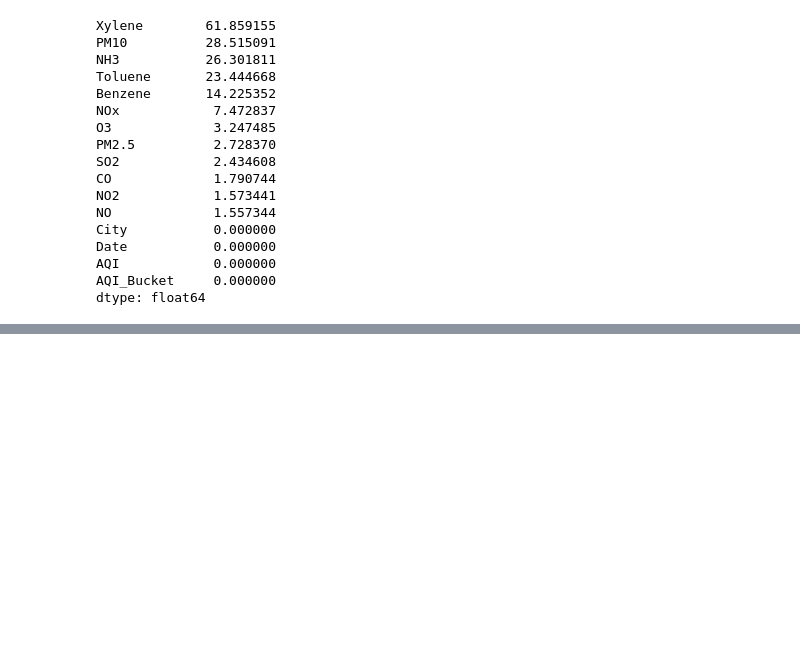
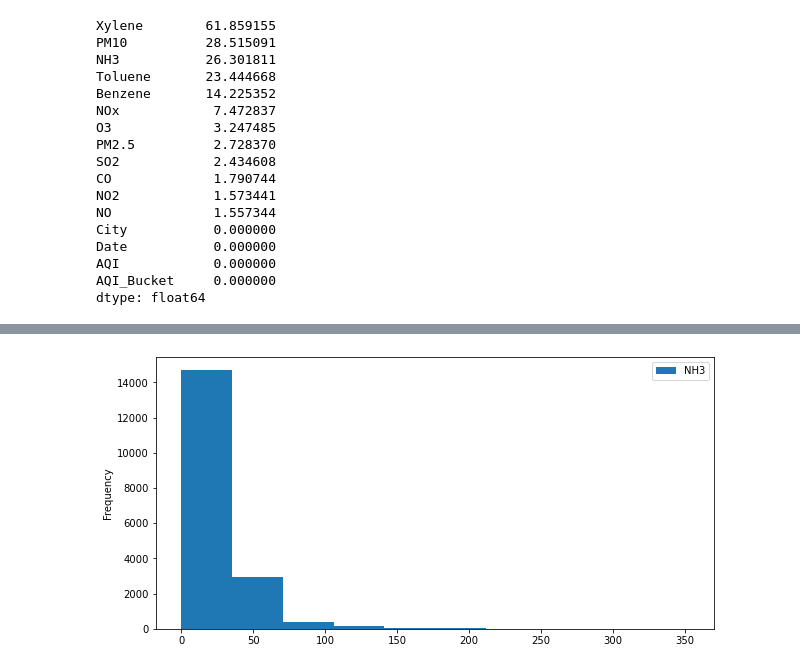
Before and after one commit to devansh-29/AQI-Prediction-Model, a Jupyter notebook: AQI Prediction Model.ipynb, the cells around one changed output, grey strips where cells are left out. Cells and saved outputs as stored; diff of their text form; code cells hidden in the pictures; blank space fills up the shorter version.

```diff
--- a/AQI Prediction Model.ipynb
+++ b/AQI Prediction Model.ipynb
@@ -151,0 +169,6 @@ dtype: float64
+# %%
+df ['NH3'].plot(kind='hist',figsize=(10,5))
+plt.legend()
+plt.show()
+# %% [output]
+[figure, added]
```
Also changed, not shown: parts of 56 cells of this notebook.
